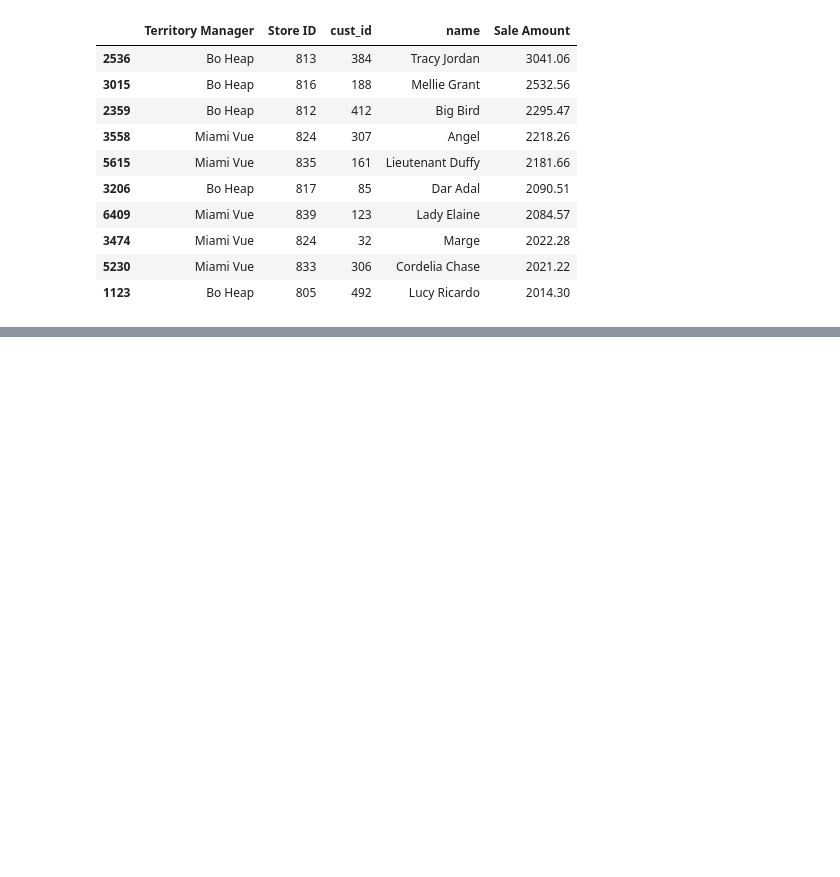
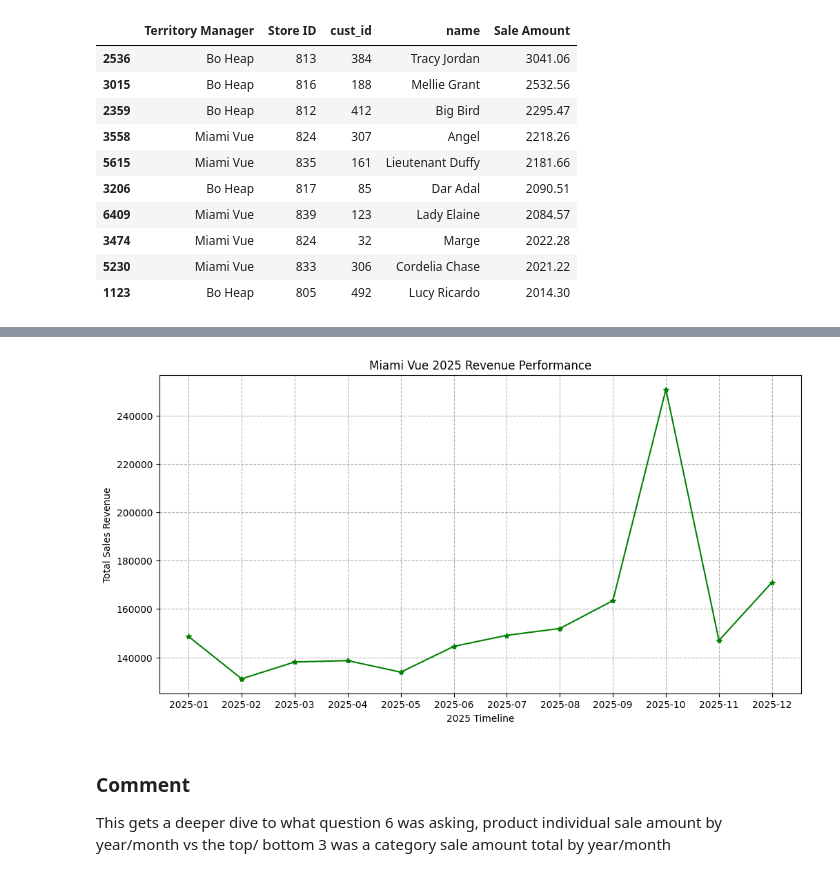
Before and after one commit to Tltj15/Capstone_2, a Jupyter notebook: arista_sales_analysis.ipynb, the cells around one changed output, grey strips where cells are left out. Cells and saved outputs as stored; diff of their text form; code cells hidden in the pictures; blank space fills up the shorter version.

```diff
--- a/arista_sales_analysis.ipynb
+++ b/arista_sales_analysis.ipynb
@@ -303,0 +493,27 @@ quarter?
+# %%
+#miami only revenue sales for 2025
+#filter manager
+miami = revenue[revenue['Territory Manager'] == 'Miami Vue']
+#interger date to string
+miami['Year-Month'] = miami['Year-Month'].astype(str)
+#filter 2025 using startswith
+miami_25 = miami[miami['Year-Month'].str.startswith('2025')]
+
+#only need year/month and sale amount
+miami_monthly = miami_25.groupby('Year-Month', as_index=False)['Sale Amount'].sum()
+miami_monthly = miami_monthly.sort_values(by='Year-Month')
+#line graph
+plt.figure(figsize=(12,6))
+#x and y axis fro line graph, used star markers
+plt.plot(miami_monthly['Year-Month'], miami_monthly['Sale Amount'], marker='*', color='green', linestyle='-')
+plt.xlabel('2025 Timeline')
+plt.ylabel('Total Sales Revenue')
+plt.title('Miami Vue 2025 Revenue Performance')
+#added grid lines to help distinguish marker
+plt.grid(True, linestyle='--')
+plt.show()
+# %% [output]
+[figure, added]
+# %% [markdown]
+### Comment
+This gets a deeper dive to what question 6 was asking, product individual sale amount by year/month vs the top/ bottom 3 was a category sale amount total by year/month
```
Also changed, not shown: parts of 33 cells of this notebook.
